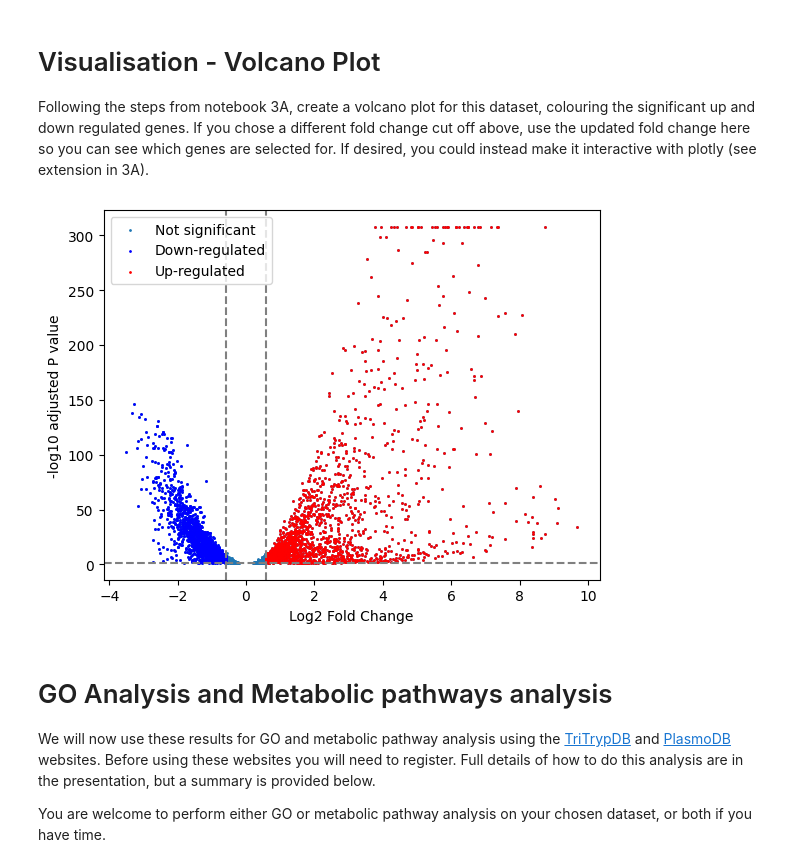
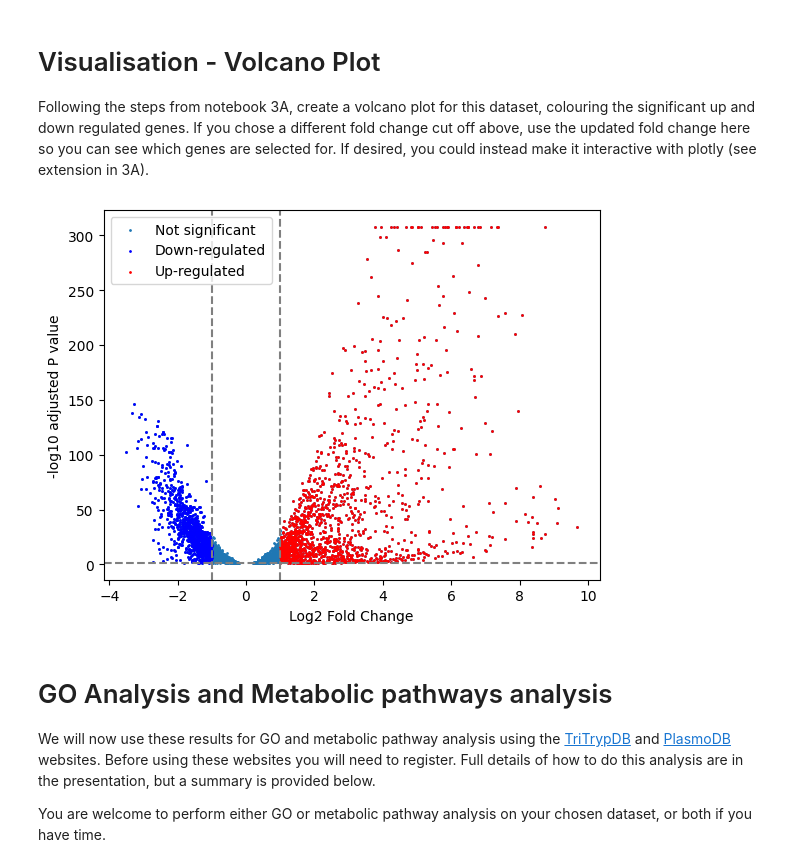
Before and after one commit to rmcolq/pathbio3, a Jupyter notebook: 3B - Differential Expression and GO enrichment_plasmodium.ipynb, the cells around one changed output. Cells and saved outputs as stored; diff of their text form; code cells hidden in the pictures.

```diff
--- a/3B - Differential Expression and GO enrichment_plasmodium.ipynb
+++ b/3B - Differential Expression and GO enrichment_plasmodium.ipynb
@@ -157,29 +157,29 @@ Following the steps from notebook 3A, create a volcano plot for this dataset, co
 # %%
 import seaborn as sns
 import matplotlib.pylab as plt
 
 # define the significantly up or down regulated genes
-down = res[(res['log2FoldChange']<=-np.log2(1.5))&(res['padj']<0.05)]
-up = res[(res['log2FoldChange']>=np.log2(1.5))&(res['padj']<0.05)]
+down = res[(res['log2FoldChange']<=-np.log2(2))&(res['padj']<0.05)]
+up = res[(res['log2FoldChange']>=np.log2(2))&(res['padj']<0.05)]
 
 # plot the all the genes and then highlight downregulated and upregulated
 plt.scatter(x=res['log2FoldChange'],y=res['padj'].apply(lambda x:-np.log10(x)),s=1,label="Not significant")
 plt.scatter(x=down['log2FoldChange'],y=down['padj'].apply(lambda x:-np.log10(x)),s=1,label="Down-regulated",color="blue")
 plt.scatter(x=up['log2FoldChange'],y=up['padj'].apply(lambda x:-np.log10(x)),s=1,label="Up-regulated",color="red")
 
 #Add axis labels
 plt.xlabel("Log2 Fold Change")
 plt.ylabel("-log10 adjusted P value")
 
 # Add threshold lines
-plt.axvline(-np.log2(1.5),color="grey",linestyle="--")
-plt.axvline(np.log2(1.5),color="grey",linestyle="--")
+plt.axvline(-np.log2(2),color="grey",linestyle="--")
+plt.axvline(np.log2(2),color="grey",linestyle="--")
 plt.axhline(-np.log10(0.05),color="grey",linestyle="--")
 plt.legend()
 
 plt.savefig('dataset_volcano.png')
 # %% [output]
-[figure, old version]
+[figure, new version]
 # %% [markdown]
 # GO Analysis and Metabolic pathways analysis
 
```
Also changed, not shown: parts of 5 cells of this notebook, 2 other files.
